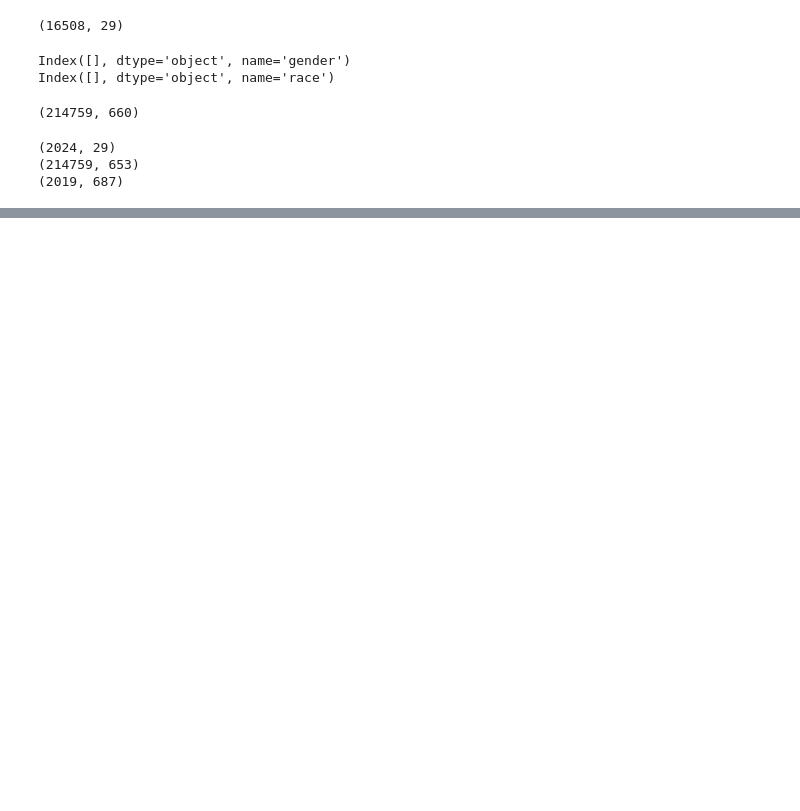
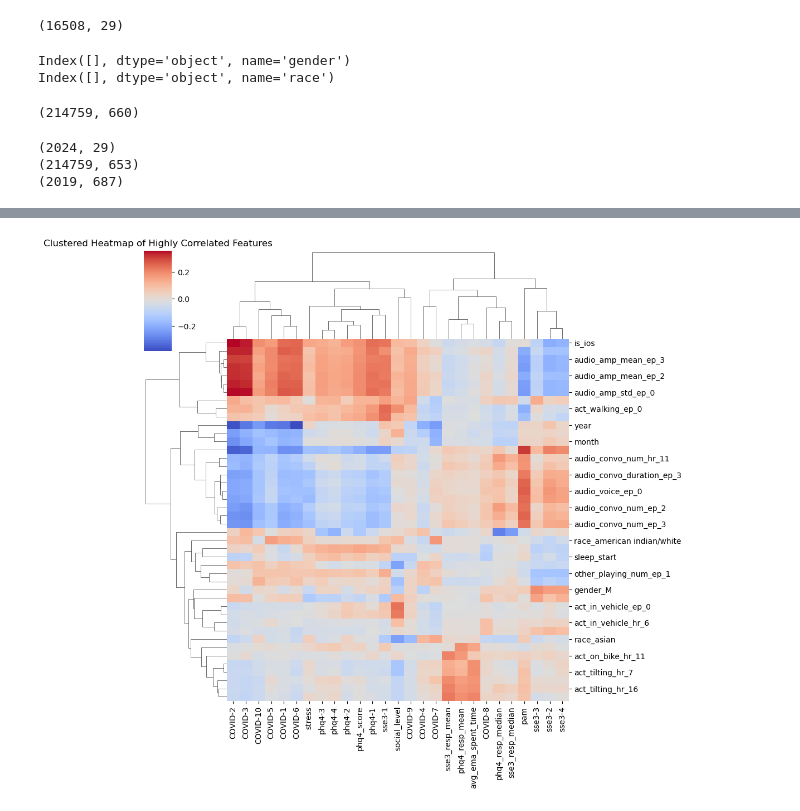
Before and after one commit to DMahjoob/CAIS_DigitalWellbeing, a Jupyter notebook: Preliminary/Week3/Week3_LinearRegression_Spencer.ipynb, the cells around one changed output, grey strips where cells are left out. Drawn from its saved outputs; the diff is of its cells as text; code cells hidden in the pictures; blank space fills up the shorter version.

```diff
--- a/Preliminary/Week3/Week3_LinearRegression_Spencer.ipynb
+++ b/Preliminary/Week3/Week3_LinearRegression_Spencer.ipynb
@@ -130,0 +303,16 @@ merged_data
+# %%
+import seaborn as sns
+import numpy as np
+import matplotlib.pyplot as plt
+
+# Assuming `high_corr` is your correlation matrix with NaNs
+
+# Replace NaN values with 0 to allow clustering
+high_corr_filtered = filtered_corr_matrix.fillna(0)
+
+# Plot the clustermap
+sns.clustermap(high_corr_filtered, annot=False, cmap='coolwarm', fmt=".2f", cbar=True)
+plt.title("Clustered Heatmap of Highly Correlated Features")
+plt.show()
+# %% [output]
+[figure, added]
```
Also changed, not shown: parts of 17 cells of this notebook.
